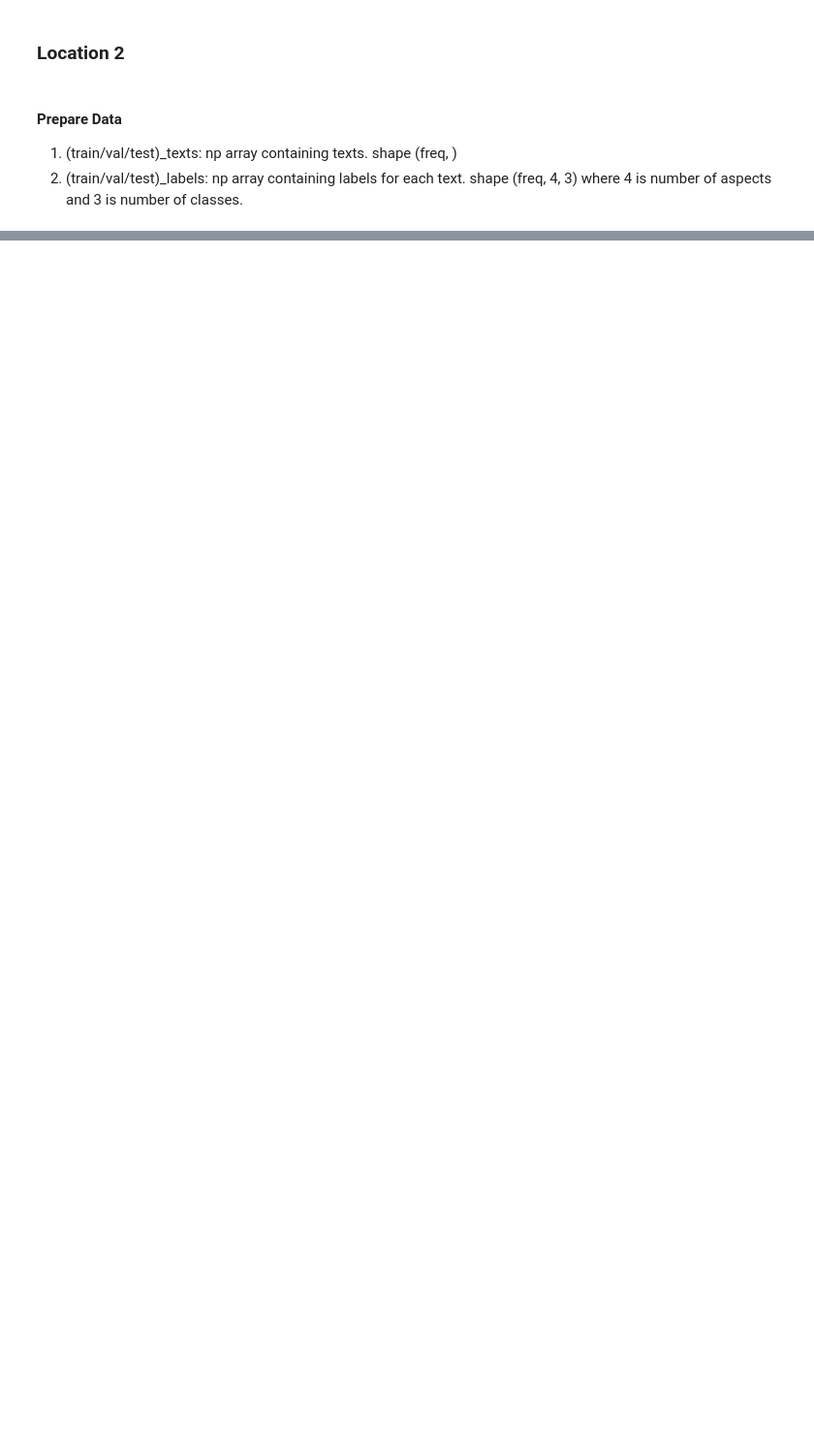
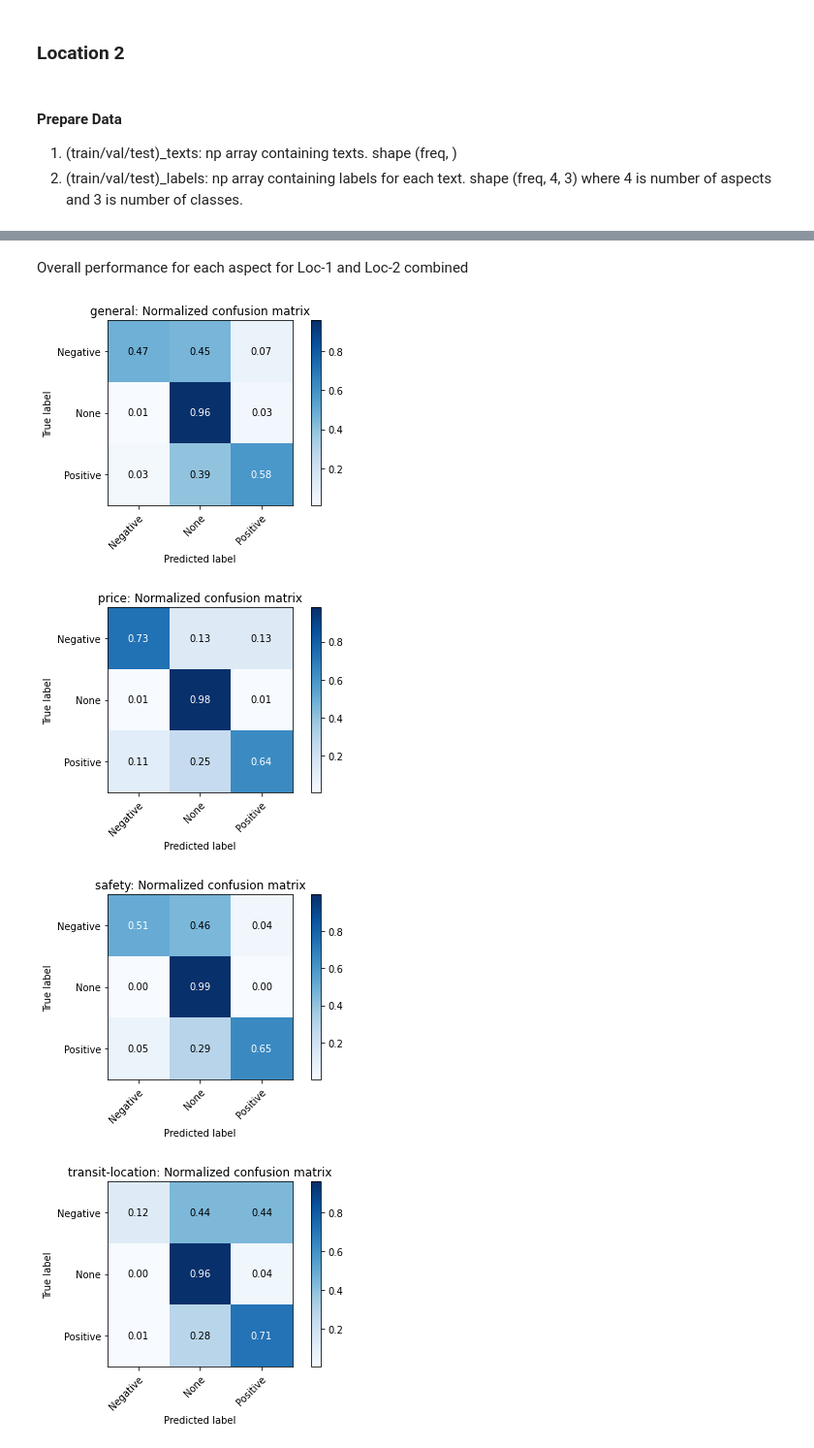
Before and after one commit to harshita219/targeted-absa, a Jupyter notebook: main.ipynb, the cells around one changed output, grey strips where cells are left out. Shown at 97% size. Drawn from its saved outputs; the diff is of its cells as text; code cells hidden in the pictures; blank space fills up the shorter version.

```diff
--- a/main.ipynb
+++ b/main.ipynb
@@ -171,13 +171,13 @@ def get_text_labels(df):
     labels = []
 
     for id, df in df.groupby("id"):
-        if not set(df["sentiment"])=={"None"}:   # to skip if all aspect sentiments are None
-            texts.append(df["text"].tolist()[0])
-            label = dict()
-            for aspect in aspects:
-                label[aspect] = df[df["aspect"]==aspect]["sentiment"].tolist()[0]
-            labels.append(label)
-            ids.append(id)
+        # if not set(df["sentiment"])=={"None"}:   # to skip if all aspect sentiments are None
+        texts.append(df["text"].tolist()[0])
+        label = dict()
+        for aspect in aspects:
+            label[aspect] = df[df["aspect"]==aspect]["sentiment"].tolist()[0]
+        labels.append(label)
+        ids.append(id)
 
     return np.asarray(texts), np.asarray(ids), labels
 # %% [markdown]
@@ -262,7 +262,7 @@ y_train = train_labels
 y_val = val_labels
 y_test = test_labels
 
-model = create_model()
+model_1 = create_model()
 
-fine_tune(model, X_train, X_val, y_train, y_val, max_epochs=3, batch_size=64)
+fine_tune(model_1, X_train, X_val, y_train, y_val, max_epochs=3, batch_size=64)
 # %% [output]
@@ -308,6 +314,6 @@ model.evaluate(X_test, {"output_general":y_test[:, 0], "output_price":y_test[:,
 # %%
-# model = load_model()
-predictions = model.predict(X_test)
+# model_1 = load_model()
+predictions = model_1.predict(X_test)
 predictions = np.array(predictions)
 predictions = np.array([predictions[:,i] for i in range(predictions.shape[1])])
 # %%
@@ -552,0 +617,14 @@ with open("preds.jsonl", "w") as f:
+# %% [markdown]
+Overall performance for each aspect for Loc-1 and Loc-2 combined
+# %%
+for i,aspect in enumerate(aspects):
+  y_true = enc.inverse_transform(np.concatenate([test_labels[:, i], test_labels_2[:, i]]))
+  y_pred = enc.inverse_transform(np.concatenate([test_preds[:, i], test_preds_2[:, i]]))
+
+  plot_confusion_matrix(y_true, y_pred, classes=np.array(['Negative','None','Positive']), normalize=True, title=aspect+': Normalized confusion matrix')
+  plt.show()
+# %% [output]
+[figure, added]
+[figure, added]
+[figure, added]
+[figure, added]
```
Also changed, not shown: parts of 27 cells of this notebook.
